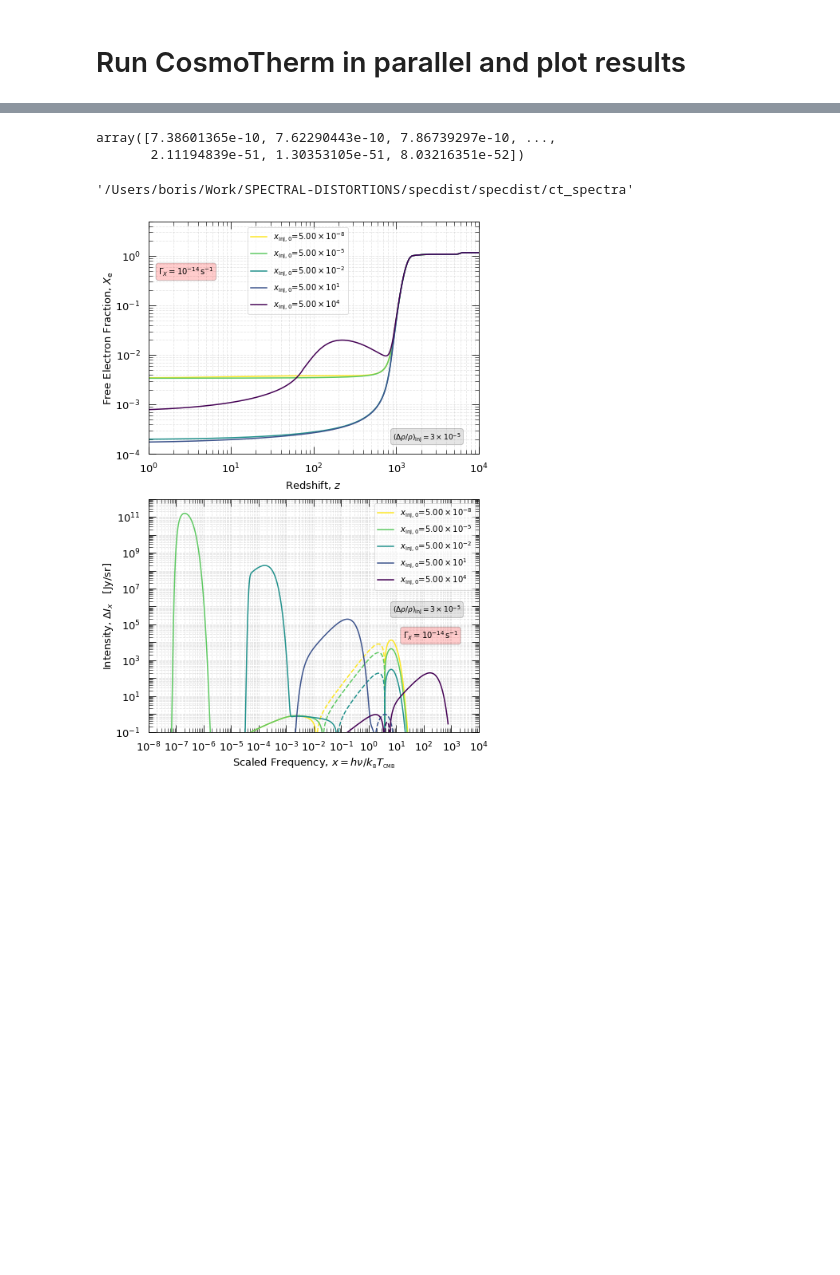
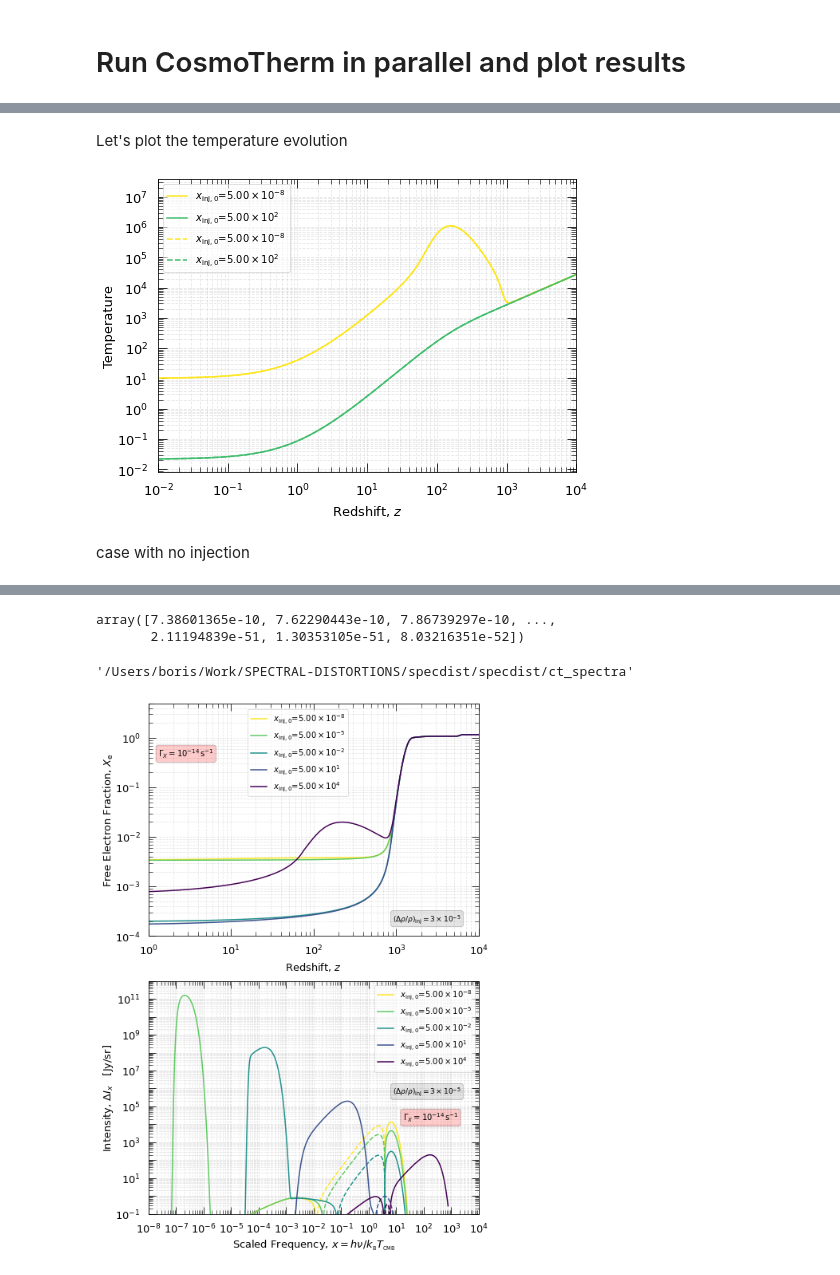
Before and after one commit to CMBSPEC/specdist, a Jupyter notebook: specdist/notebooks/specdist_ionisation_history.ipynb, the cells around one changed output, grey strips where cells are left out. Drawn from its saved outputs; the diff is of its cells as text; code cells hidden in the pictures; blank space fills up the shorter version.

```diff
--- a/specdist/notebooks/specdist_ionisation_history.ipynb
+++ b/specdist/notebooks/specdist_ionisation_history.ipynb
@@ -25,6 +25,7 @@ label_y_firas = r'$y_\mathrm{COBE}=1.5\times 10^{-5}$'
 label_mu_firas = r'$\mu_\mathrm{COBE}=9\times 10^{-5}$'
 label_redshift = 'Redshift, '+r'$z$'
 label_xe = 'Free Electron Fraction, '+r'$X_\mathrm{e}$'
+label_Te = 'Temperature'
 
 # some conversion factors
 xinj_to_mass = 4.698e-4 #m in ev = 4.698e-4 xinj
@@ -214,0 +150,72 @@ plt.close(fig)
+# %% [markdown]
+Let's plot the temperature evolution
+# %%
+
+fig, ax = plt.subplots(1,1,figsize=(7,5))
+label_size = 13
+title_size = 13
+legend_size = 25
+handle_length = 0.5
+
+
+
+# ymin=1e-4
+# ymax = 5e0
+x_max = 1e4
+x_min = 1e-2
+ax.set_xlim(x_min,x_max)
+# ax.set_ylim(ymin,ymax)
+ax.set_xscale('log')
+ax.set_yscale('log')
+
+
+ax.set_xlabel(label_redshift,size=title_size)
+ax.set_ylabel(label_Te,size=title_size)
+ax.yaxis.set_label_coords(-.1,0.5)
+
+
+ax.yaxis.set_major_locator(LogLocator(numticks=15))
+ax.yaxis.set_minor_locator(LogLocator(numticks=15,subs=np.arange(2,10)))
+for label in ax.yaxis.get_ticklabels()[::2]:
+    label.set_visible(True)
+
+ax.yaxis.set_tick_params(right='on',which='minor',direction='in',length=5)
+ax.xaxis.set_tick_params(top='on',which='minor',direction='in',length=5)
+ax.yaxis.set_tick_params(right='on',which='major',direction='in',length=9,labelsize=label_size,pad=10)
+ax.xaxis.set_tick_params(top='on',which='major',direction='in',length=9,labelsize=label_size,pad=10)
+
+# manipulate x-axis ticks and labels
+ax.xaxis.set_major_locator(LogLocator(numticks=15))
+ax.xaxis.set_minor_locator(LogLocator(numticks=15,subs=np.arange(2,10)))
+for label in ax.xaxis.get_ticklabels()[::2]:
+    label.set_visible(True)
+
+ax.grid( b=True, which="both", alpha=0.3, linestyle='--')
+i = 0
+color=iter(cm.viridis(np.linspace(1,0.7,len(xinjs))))
+for x in xinjs:
+    ax.plot(R[i]['Te_redshifts'],R[i]['Te_values'],label=r'$x_\mathrm{inj,0}$='+sd.scientific_notation(x),c=next(color))
+    i+=1
+i = 0
+color=iter(cm.viridis(np.linspace(1,0.7,len(xinjs))))
+
+for x in xinjs:
+    ax.plot(R[i]['Te_redshifts'],R[i]['Te_values_rf'],label=r'$x_\mathrm{inj,0}$='+sd.scientific_notation(x),
+            c=next(color),ls='--')
+    i+=1
+
+
+
+
+
+
+ax.legend(loc=2,ncol=1,frameon=True,framealpha=0.6,fontsize = 10)
+
+fig.tight_layout()
+plt.savefig(path_to_figures + '/ct_Te_many_xinjs.pdf')
+plt.show()
+plt.close(fig)
+# %% [output]
+[figure, added]
+# %% [markdown]
+case with no injection
```
Also changed, not shown: parts of 14 cells of this notebook, 1 other file.
